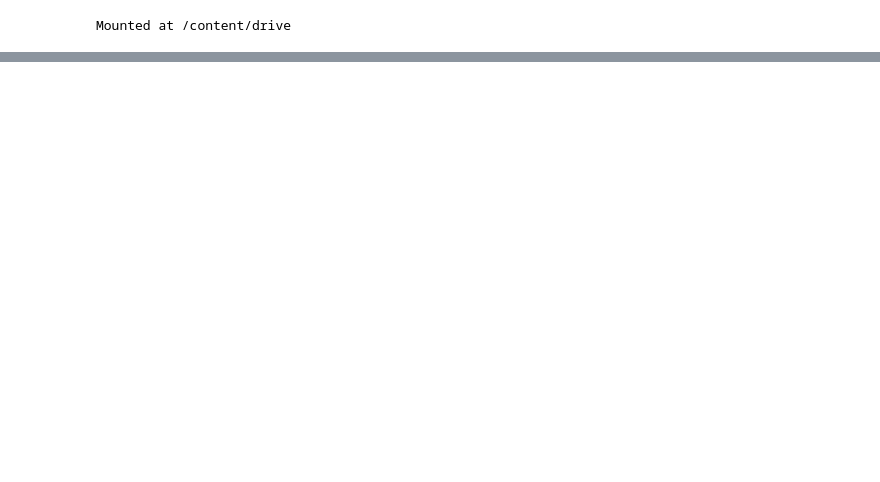
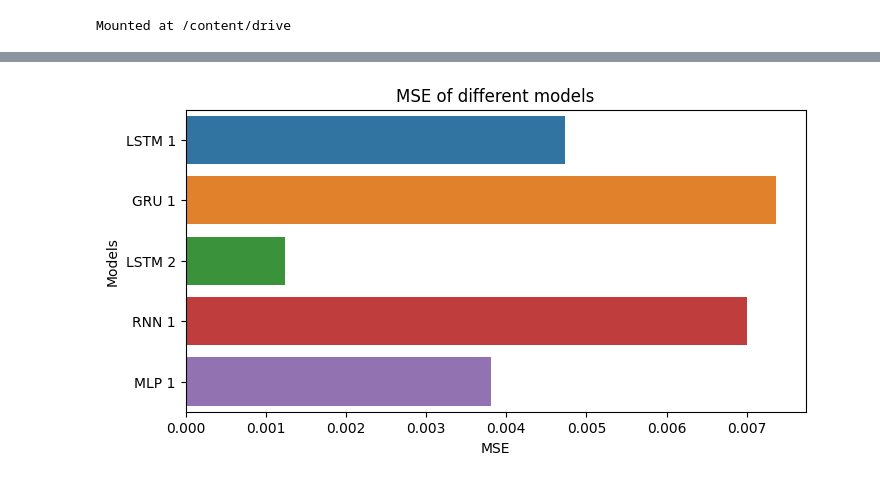
Before and after one commit to gonzalezcortes/RNN-IGPL-2022, a Jupyter notebook: ANN_main.ipynb, the cells around one changed output, grey strips where cells are left out. Drawn from its saved outputs; the diff is of its cells as text; code cells hidden in the pictures; blank space fills up the shorter version.

```diff
--- a/ANN_main.ipynb
+++ b/ANN_main.ipynb
@@ -19,0 +69,3 @@ ari.suma(2,2)+2
+# %%
+prediction_3, running_time3 = training.training_iteration(num_epochs, learning_rate, lstm2, X_train_tensors_final, X_test_tensors_final, y_train_tensors, silent_mode)
+print("MSE LSTM 2:",metrics.mse(y_test, prediction_3), "Running time: ", running_time3)
@@ -19,0 +76,3 @@ ari.suma(2,2)+2
+# %%
+prediction_4, running_time4 = training.training_iteration(num_epochs, learning_rate, rnn1, X_train_tensors_final, X_test_tensors_final, y_train_tensors, silent_mode)
+print("MSE RNN 1:",metrics.mse(y_test, prediction_4), "Running time: ", running_time4)
@@ -19,0 +81,3 @@ ari.suma(2,2)+2
+# %%
+prediction_5, running_time5 = mlp1.training(num_epochs, learning_rate, X_train, y_train, X_test)
+print("MSE MLP 1:",metrics.mse(y_test, prediction_5), "Running time: ", running_time5)
@@ -19,0 +97,4 @@ ari.suma(2,2)+2
+# %%
+results_mse = [metrics.mse(y_test, prediction_1), metrics.mse(y_test, prediction_2),
+     metrics.mse(y_test, prediction_3), metrics.mse(y_test, prediction_4),
+     metrics.mse(y_test, prediction_5)]
@@ -19,0 +113,13 @@ ari.suma(2,2)+2
+# %%
+plt.figure(figsize=(8, 4), dpi=100)
+x = models
+y = results_mse
+
+sns.barplot(y, x)
+plt.ylabel("Models")
+plt.xlabel("MSE")
+
+plt.title('MSE of different models')
+plt.show()
+# %% [output]
+[figure, added]
```
Also changed, not shown: parts of 26 cells of this notebook, 24 other files.
